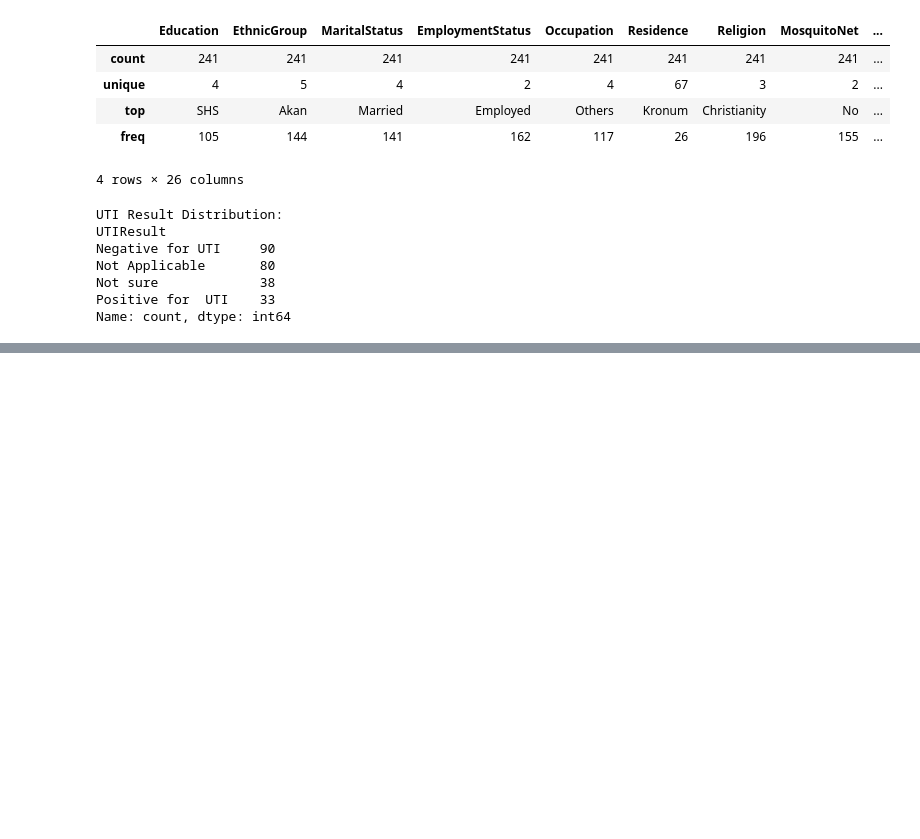
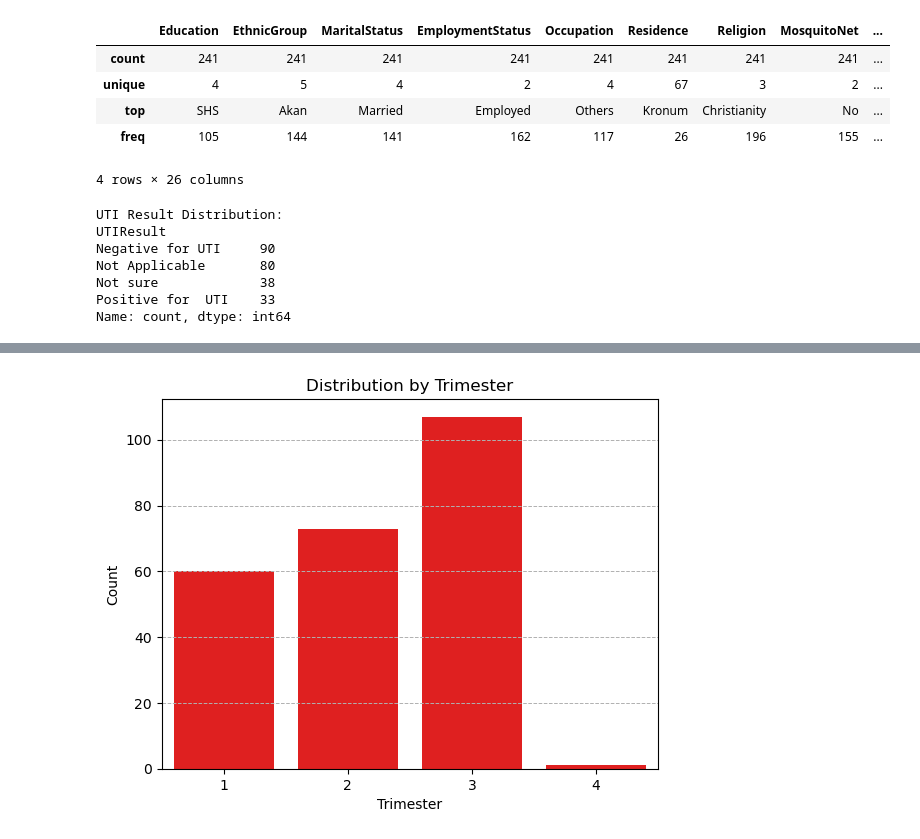
Before and after one commit to RichelCode/uti-pregnancy-analysis, a Jupyter notebook: Untitled.ipynb, the cells around one changed output, grey strips where cells are left out. Cells and saved outputs as stored; diff of their text form; code cells hidden in the pictures; blank space fills up the shorter version.

```diff
--- a/Untitled.ipynb
+++ b/Untitled.ipynb
@@ -231,0 +262,9 @@ Name: count, dtype: int64
+# %%
+sns.countplot(data=df_pregnancy, x='Trimester', color='red')
+plt.title('Distribution by Trimester')
+plt.xlabel('Trimester')
+plt.ylabel('Count')
+plt.grid(axis='y', linestyle='--', linewidth=0.7)
+plt.show()
+# %% [output]
+[figure, added]
```
Also changed, not shown: parts of 3 cells of this notebook.
